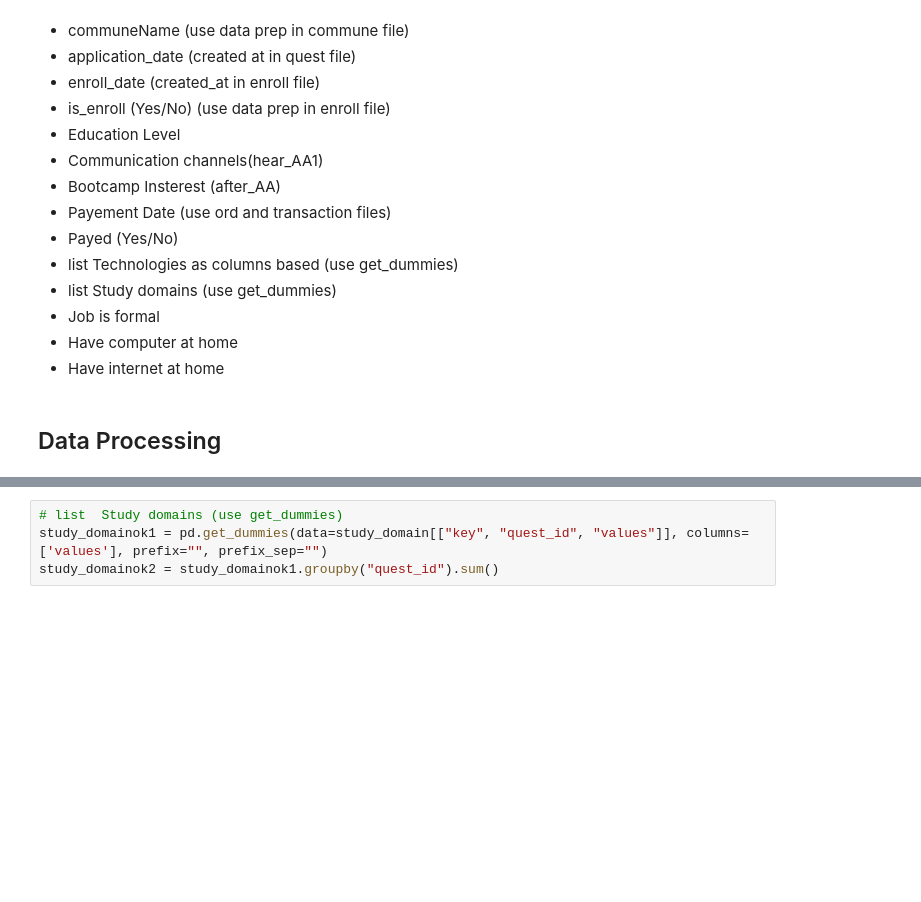
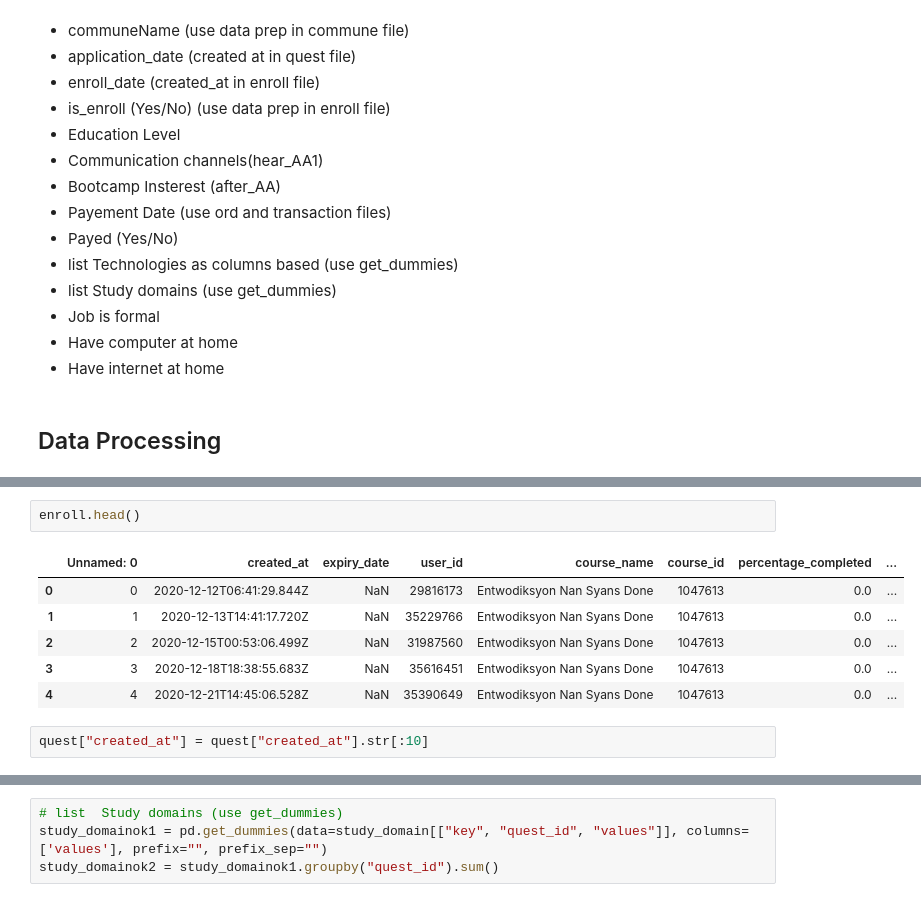
Before and after one commit to Thermoris1212/Project-Math-and-Prob, a Jupyter notebook: data.ipynb, the cells around one changed output, grey strips where cells are left out. Drawn from its saved outputs; the diff is of its cells as text; blank space fills up the shorter version.

```diff
--- a/data.ipynb
+++ b/data.ipynb
@@ -49,0 +73,11 @@ Use all the files to have a final datasets to have the following columns
+# %%
+enroll.head()
+# %% [output]
+|  | Unnamed: 0 | created_at | expiry_date | user_id | course_name | course_id | percentage_completed | ... |
+| 0 | 0 | 2020-12-12T06:41:29.844Z | NaN | 29816173 | Entwodiksyon Nan Syans Done | 1047613 | 0.0 | ... |
+| 1 | 1 | 2020-12-13T14:41:17.720Z | NaN | 35229766 | Entwodiksyon Nan Syans Done | 1047613 | 0.0 | ... |
+| 2 | 2 | 2020-12-15T00:53:06.499Z | NaN | 31987560 | Entwodiksyon Nan Syans Done | 1047613 | 0.0 | ... |
+| 3 | 3 | 2020-12-18T18:38:55.683Z | NaN | 35616451 | Entwodiksyon Nan Syans Done | 1047613 | 0.0 | ... |
+| 4 | 4 | 2020-12-21T14:45:06.528Z | NaN | 35390649 | Entwodiksyon Nan Syans Done | 1047613 | 0.0 | ... |
+# %%
+quest["created_at"] = quest["created_at"].str[:10]
```
Also changed, not shown: parts of 42 cells of this notebook.
